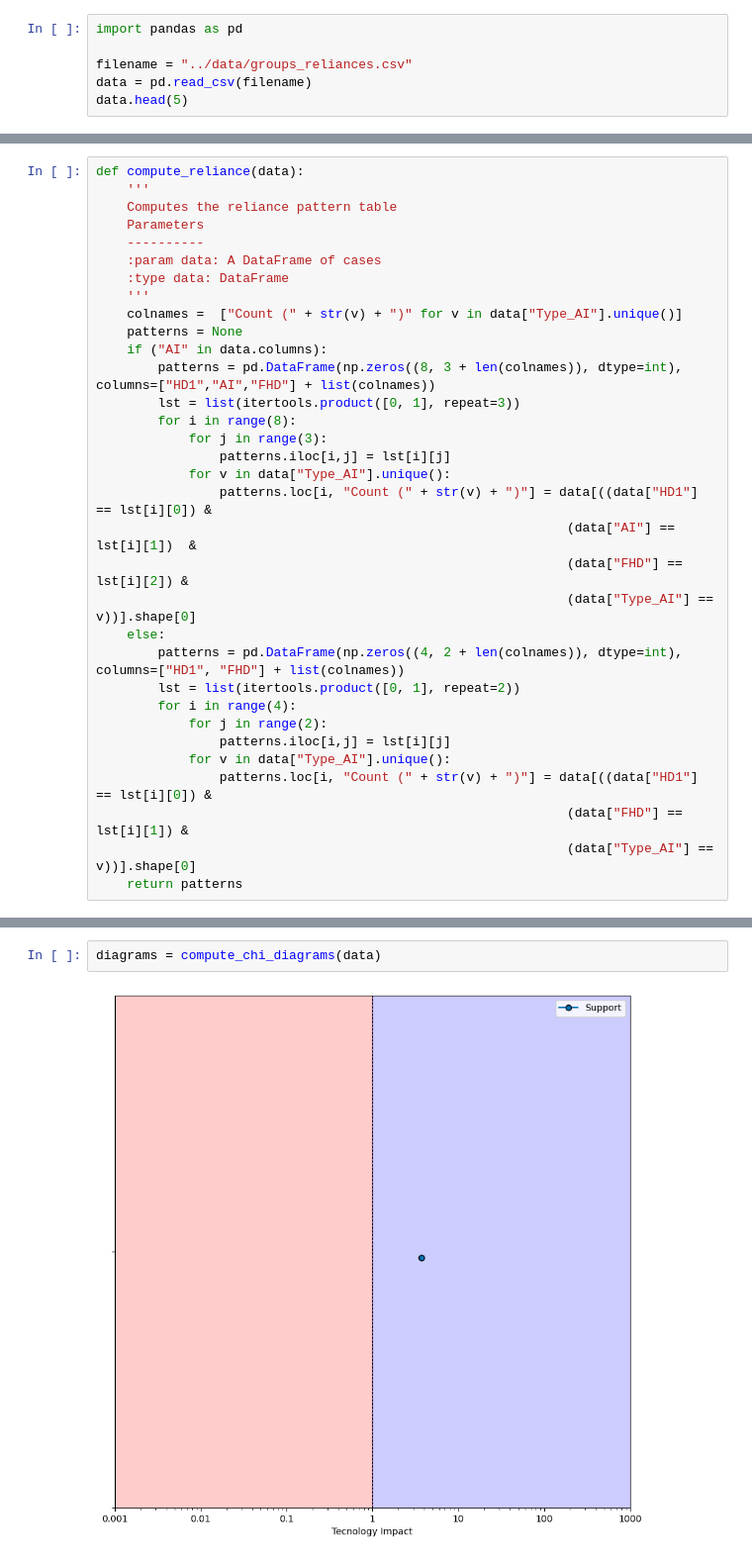
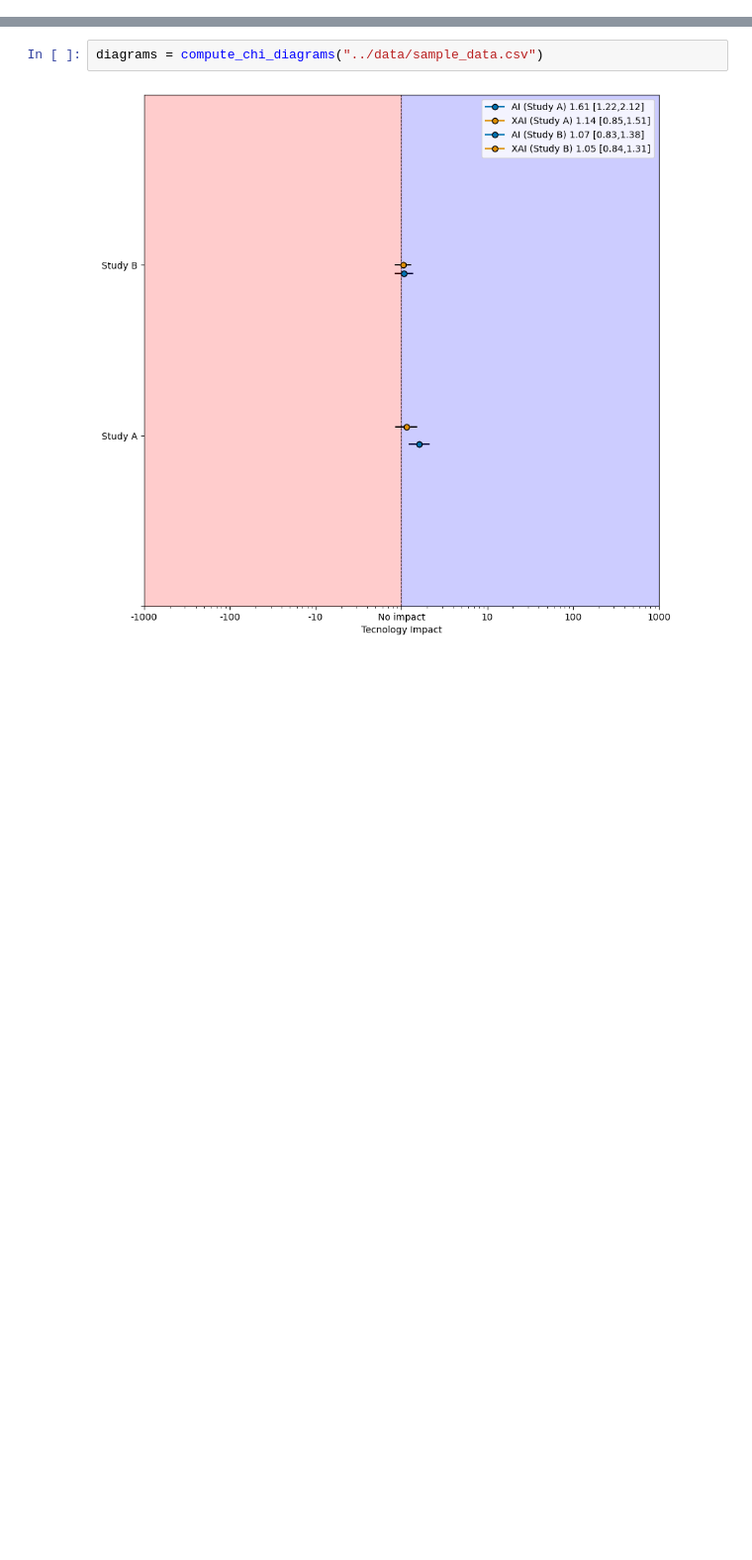
Before and after one commit to MUDILab/evaluate-human-ai-interaction, a Jupyter notebook: examples/example_chi_diagrams.ipynb, the cells around one changed output, grey strips where cells are left out. Shown at 99% size. Saved outputs shown, nothing was run; the diff lists cells and outputs as text; blank space fills up the shorter version.

```diff
--- a/examples/example_chi_diagrams.ipynb
+++ b/examples/example_chi_diagrams.ipynb
@@ -11,6 +0,0 @@ diagrams = []
-# %%
-import pandas as pd
-
-filename = "../data/groups_reliances.csv"
-data = pd.read_csv(filename)
-data.head(5)
@@ -133,34 +1 @@ def compute_causal_dominance(data, cut=False):
-# %%
-def compute_reliance(data):
-    '''
-    Computes the reliance pattern table
-    Parameters
-    ----------
-    :param data: A DataFrame of cases
-    :type data: DataFrame
-    '''
-    colnames =  ["Count (" + str(v) + ")" for v in data["Type_AI"].unique()]
-    patterns = None
-    if ("AI" in data.columns):
-        patterns = pd.DataFrame(np.zeros((8, 3 + len(colnames)), dtype=int), columns=["HD1","AI","FHD"] + list(colnames))
-        lst = list(itertools.product([0, 1], repeat=3))
-        for i in range(8):
-            for j in range(3):
-                patterns.iloc[i,j] = lst[i][j]
-            for v in data["Type_AI"].unique():
-                patterns.loc[i, "Count (" + str(v) + ")"] = data[((data["HD1"] == lst[i][0]) &
-                                                             (data["AI"] == lst[i][1])  &
-                                                             (data["FHD"] == lst[i][2]) &
-                                                             (data["Type_AI"] == v))].shape[0]
-    else:
-        patterns = pd.DataFrame(np.zeros((4, 2 + len(colnames)), dtype=int), columns=["HD1", "FHD"] + list(colnames))
-        lst = list(itertools.product([0, 1], repeat=2))
-        for i in range(4):
-            for j in range(2):
-                patterns.iloc[i,j] = lst[i][j]
-            for v in data["Type_AI"].unique():
-                patterns.loc[i, "Count (" + str(v) + ")"] = data[((data["HD1"] == lst[i][0]) &
-                                                             (data["FHD"] == lst[i][1]) &
-                                                             (data["Type_AI"] == v))].shape[0]
-    return patterns
 # %%
@@ -436,4 +476,4 @@ def compute_chi_diagrams(data, cut=False):
 # %%
-diagrams = compute_chi_diagrams(data)
+diagrams = compute_chi_diagrams("../data/sample_data.csv")
 # %% [output]
-[figure, old version]
+[figure, new version]
```
Also changed, not shown: parts of 13 cells of this notebook, 2 other files.
